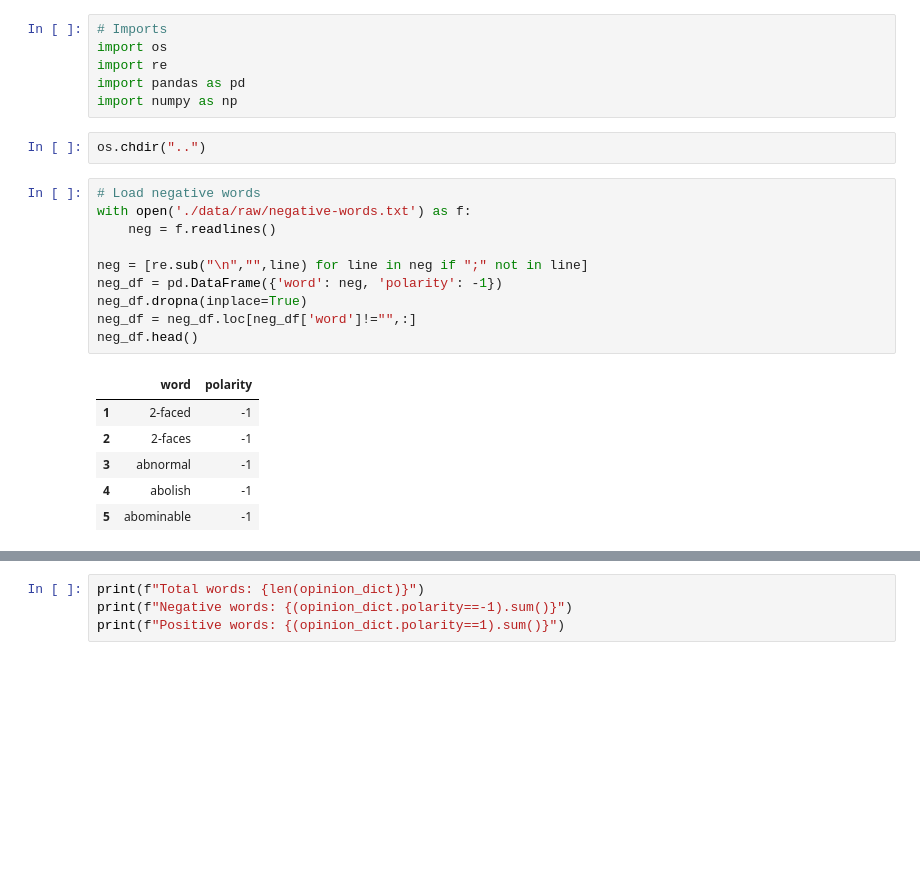
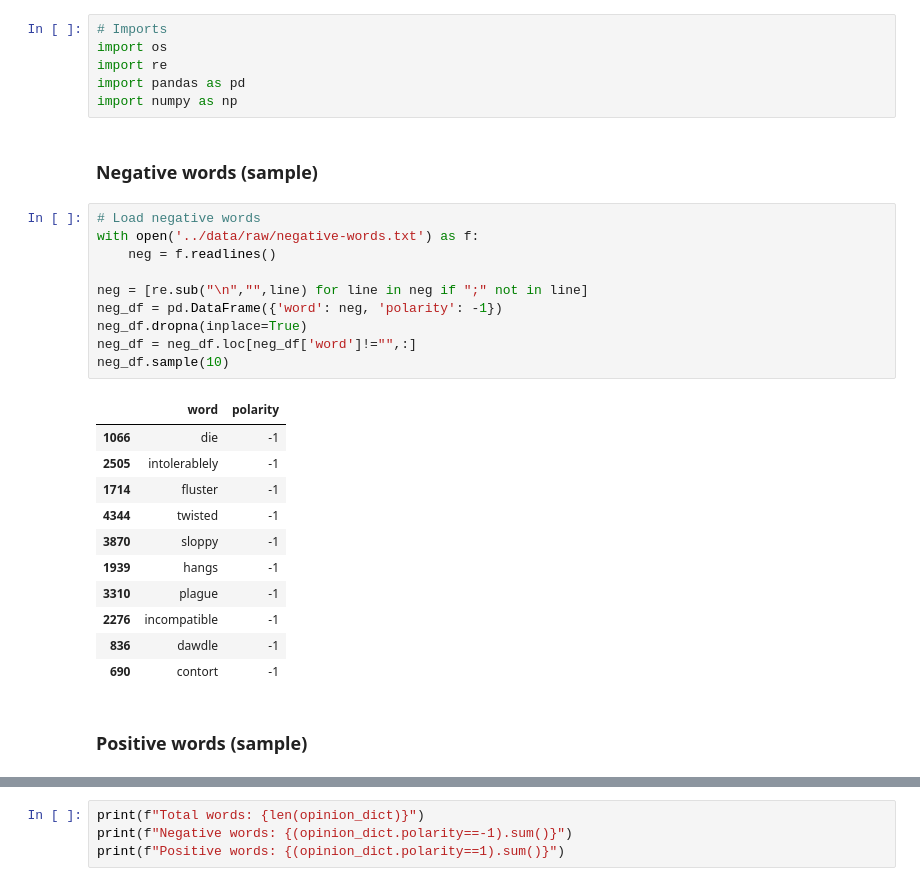
Before and after one commit to brendapalg/swd_model, a Jupyter notebook: data_reports/Opinion_lexicon_report.ipynb, the cells around one changed output, grey strips where cells are left out. Saved outputs shown, nothing was run; the diff lists cells and outputs as text; blank space fills up the shorter version.

```diff
--- a/data_reports/Opinion_lexicon_report.ipynb
+++ b/data_reports/Opinion_lexicon_report.ipynb
@@ -8,24 +8,31 @@ import os
 import re
 import pandas as pd
 import numpy as np
-# %%
-os.chdir("..")
+# %% [markdown]
+### Negative words (sample)
 # %%
 # Load negative words
-with open('./data/raw/negative-words.txt') as f:
+with open('../data/raw/negative-words.txt') as f:
     neg = f.readlines()
 
 neg = [re.sub("\n","",line) for line in neg if ";" not in line]
 neg_df = pd.DataFrame({'word': neg, 'polarity': -1})
 neg_df.dropna(inplace=True)
 neg_df = neg_df.loc[neg_df['word']!="",:]
-neg_df.head()
+neg_df.sample(10)
 # %% [output]
 |  | word | polarity |
-| 1 | 2-faced | -1 |
-| 2 | 2-faces | -1 |
-| 3 | abnormal | -1 |
-| 4 | abolish | -1 |
-| 5 | abominable | -1 |
+| 1066 | die | -1 |
+| 2505 | intolerablely | -1 |
+| 1714 | fluster | -1 |
+| 4344 | twisted | -1 |
+| 3870 | sloppy | -1 |
+| 1939 | hangs | -1 |
+| 3310 | plague | -1 |
+| 2276 | incompatible | -1 |
+| 836 | dawdle | -1 |
+| 690 | contort | -1 |
+# %% [markdown]
+### Positive words (sample)
 # %%
 # Load positive words
```
Also changed, not shown: parts of 5 cells of this notebook, 9 other files.
